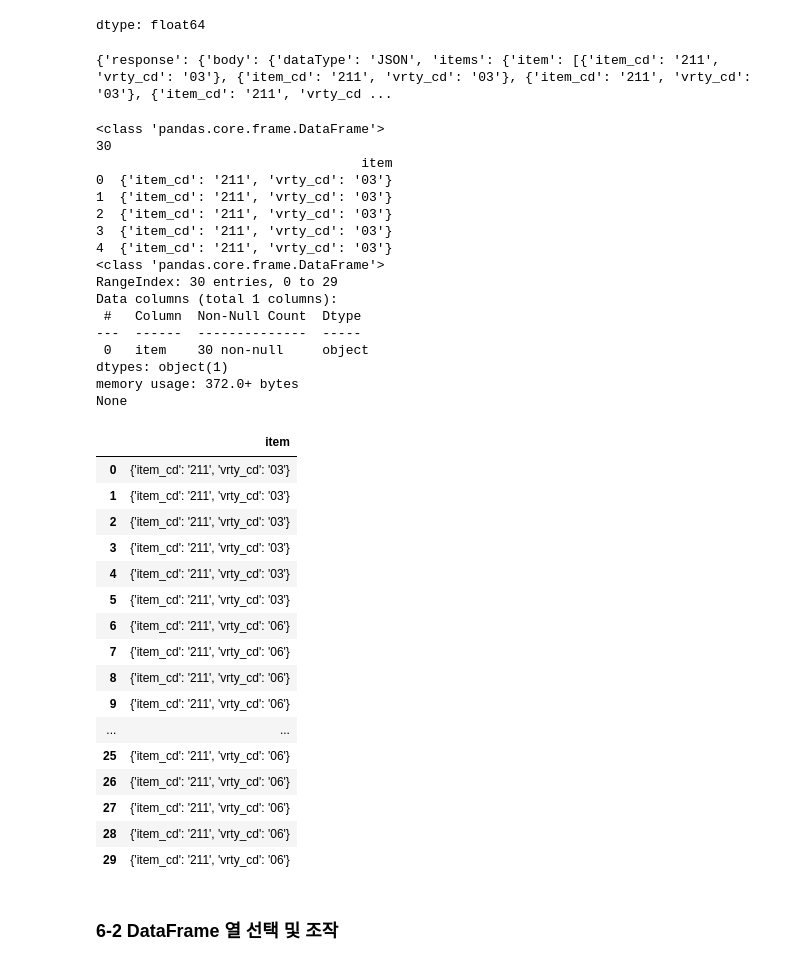
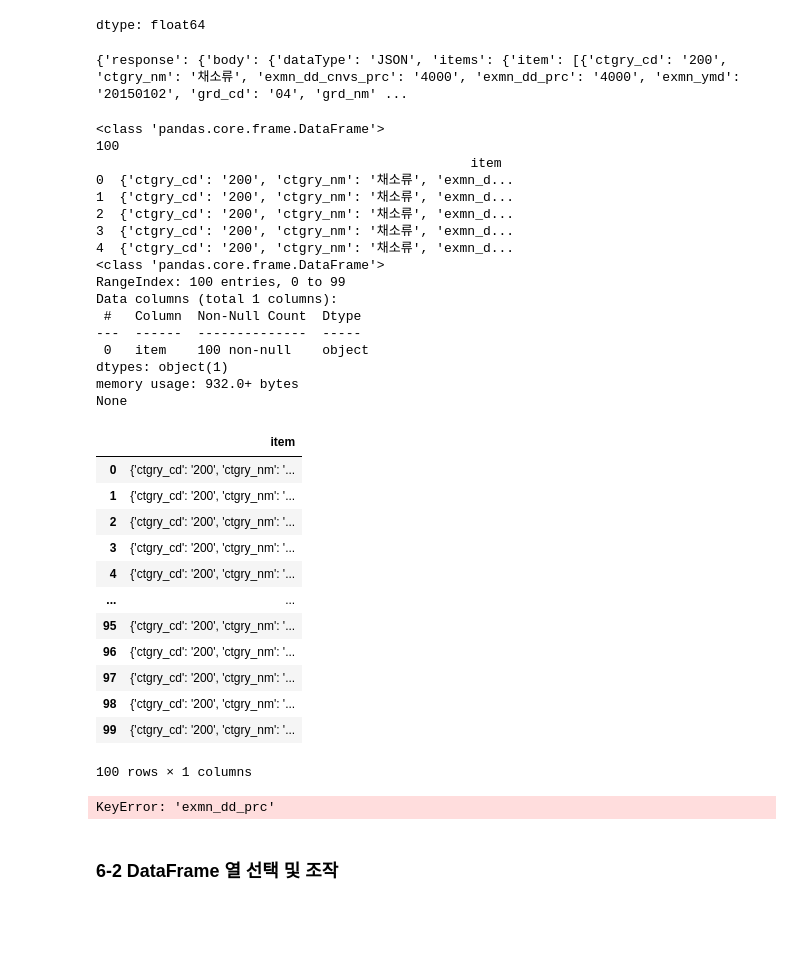
Before and after one commit to yaong0915/Data-Analysis-with-Open-Source, a Jupyter notebook: 오픈소스_데이터_분석_6강.ipynb, the cells around one changed output. Drawn from its saved outputs; the diff is of its cells as text; code cells hidden in the pictures; blank space fills up the shorter version.

```diff
--- a/오픈소스_데이터_분석_6강.ipynb
+++ b/오픈소스_데이터_분석_6강.ipynb
@@ -46,7 +46,7 @@ api_key ='c4592c52bd73301355fcda3fc00038fe7755d444df6fda681a82a33adde604cc'
 params ={
     'serviceKey': api_key ,
     'pageNo':'1',
-    'numOfRows':'30',
+    'numOfRows':'100',
     'cond[exmn_ymd::GTE]':'20150101',
     'cond[exmn_ymd::LTE]':'20241231',
     'cond[se_cd::EQ]':'02',
@@ -57,7 +57,7 @@ params ={
    'cond[sgg_cd::EQ]':'1101',
     'cond[mrkt_cd::EQ]':'0110211',
     'returnType':'JSON',
-    'selectable':'item_cd,vrty_cd',
+    ##'selectable':'item_cd,vrty_cd',
 }
 ## 데이터 수집
 
@@ -67,53 +67,59 @@ response =requests.get (url ,params =params )
 ## 호출 성공/실패 출력
 print (response.json ())
 # %% [output]
-{'response': {'body': {'dataType': 'JSON', 'items': {'item': [{'item_cd': '211', 'vrty_cd': '03'}, {'item_cd': '211', 'vrty_cd': '03'}, {'item_cd': '211', 'vrty_cd': '03'}, {'item_cd': '211', 'vrty_cd ...
+{'response': {'body': {'dataType': 'JSON', 'items': {'item': [{'ctgry_cd': '200', 'ctgry_nm': '채소류', 'exmn_dd_cnvs_prc': '4000', 'exmn_dd_prc': '4000', 'exmn_ymd': '20150102', 'grd_cd': '04', 'grd_nm' ...
 # %%
 import pandas as pd
 ## requests로부터 response, body, item 항목 읽기
-numb=response.json()['response']['body']['items']
+itms=response.json()['response']['body']['items']
 
-df=pd.DataFrame(numb)
+df=pd.DataFrame(itms)
 print(type(df))
 print(len(df))
 print(df.head())
 print(df.info())
 df
 # %% [output]
 <class 'pandas.core.frame.DataFrame'>
-30
-                                  item
-0  {'item_cd': '211', 'vrty_cd': '03'}
-1  {'item_cd': '211', 'vrty_cd': '03'}
-2  {'item_cd': '211', 'vrty_cd': '03'}
-3  {'item_cd': '211', 'vrty_cd': '03'}
-4  {'item_cd': '211', 'vrty_cd': '03'}
+100
+                                                item
+0  {'ctgry_cd': '200', 'ctgry_nm': '채소류', 'exmn_d...
+1  {'ctgry_cd': '200', 'ctgry_nm': '채소류', 'exmn_d...
+2  {'ctgry_cd': '200', 'ctgry_nm': '채소류', 'exmn_d...
+3  {'ctgry_cd': '200', 'ctgry_nm': '채소류', 'exmn_d...
+4  {'ctgry_cd': '200', 'ctgry_nm': '채소류', 'exmn_d...
 <class 'pandas.core.frame.DataFrame'>
-RangeIndex: 30 entries, 0 to 29
+RangeIndex: 100 entries, 0 to 99
 Data columns (total 1 columns):
  #   Column  Non-Null Count  Dtype
 ---  ------  --------------  -----
- 0   item    30 non-null     object
+ 0   item    100 non-null    object
 dtypes: object(1)
-memory usage: 372.0+ bytes
+memory usage: 932.0+ bytes
 None
 |  | item |
-| 0 | {'item_cd': '211', 'vrty_cd': '03'} |
-| 1 | {'item_cd': '211', 'vrty_cd': '03'} |
-| 2 | {'item_cd': '211', 'vrty_cd': '03'} |
-| 3 | {'item_cd': '211', 'vrty_cd': '03'} |
-| 4 | {'item_cd': '211', 'vrty_cd': '03'} |
-| 5 | {'item_cd': '211', 'vrty_cd': '03'} |
-| 6 | {'item_cd': '211', 'vrty_cd': '06'} |
-| 7 | {'item_cd': '211', 'vrty_cd': '06'} |
-| 8 | {'item_cd': '211', 'vrty_cd': '06'} |
-| 9 | {'item_cd': '211', 'vrty_cd': '06'} |
+| 0 | {'ctgry_cd': '200', 'ctgry_nm': '... |
+| 1 | {'ctgry_cd': '200', 'ctgry_nm': '... |
+| 2 | {'ctgry_cd': '200', 'ctgry_nm': '... |
+| 3 | {'ctgry_cd': '200', 'ctgry_nm': '... |
+| 4 | {'ctgry_cd': '200', 'ctgry_nm': '... |
 | ... | ... |
-| 25 | {'item_cd': '211', 'vrty_cd': '06'} |
-| 26 | {'item_cd': '211', 'vrty_cd': '06'} |
-| 27 | {'item_cd': '211', 'vrty_cd': '06'} |
-| 28 | {'item_cd': '211', 'vrty_cd': '06'} |
-| 29 | {'item_cd': '211', 'vrty_cd': '06'} |
+| 95 | {'ctgry_cd': '200', 'ctgry_nm': '... |
+| 96 | {'ctgry_cd': '200', 'ctgry_nm': '... |
+| 97 | {'ctgry_cd': '200', 'ctgry_nm': '... |
+| 98 | {'ctgry_cd': '200', 'ctgry_nm': '... |
+| 99 | {'ctgry_cd': '200', 'ctgry_nm': '... |
+100 rows × 1 columns
+# %%
+import pandas as pd
+df['exmn_dd_prc']= pd.to_numeric(df['exmn_dd_prc'])
+df['exmn_ymd']= pd.to_datetime(df['exmn_ymd'].astype(str))
+df['year']= df['exmn_ymd'].dt.year
+df['month']= df['exmn_ymd'].dt.month
+df['day']= df['exmn_ymd'].dt.day
+print(df[['exmn_ymd', 'year', 'month', 'day', 'exmn_dd_prc']].head())
+# %% [output]
+KeyError: 'exmn_dd_prc'
 # %% [markdown]
 ### 6-2 DataFrame 열 선택 및 **조작**
 # %%
```
